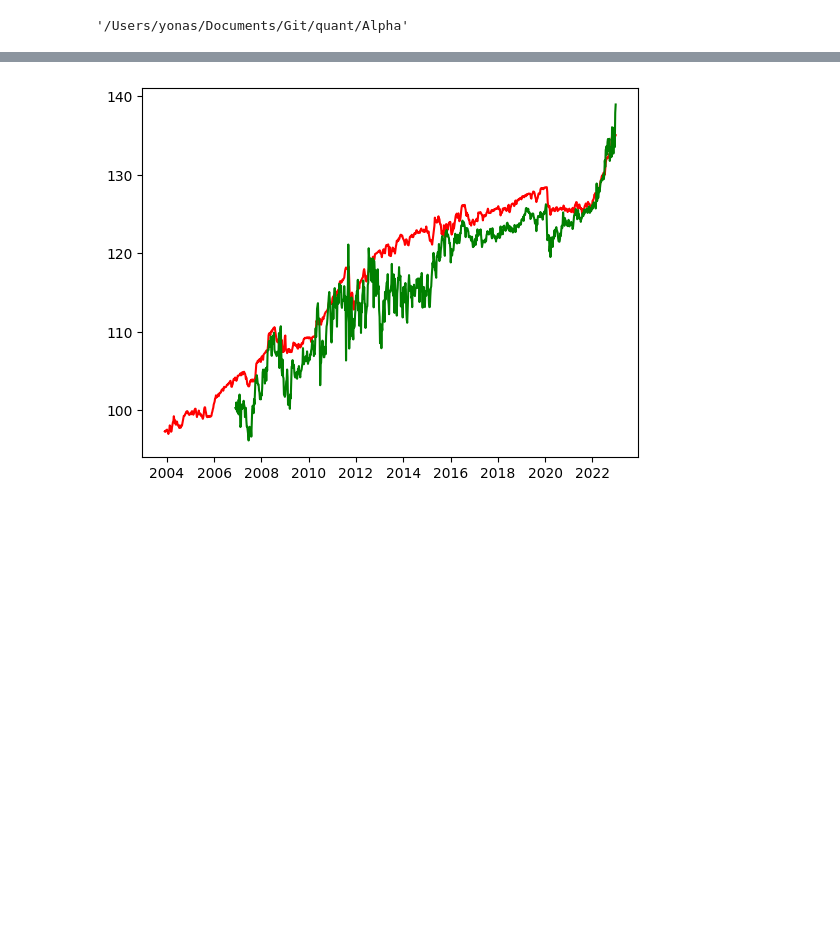
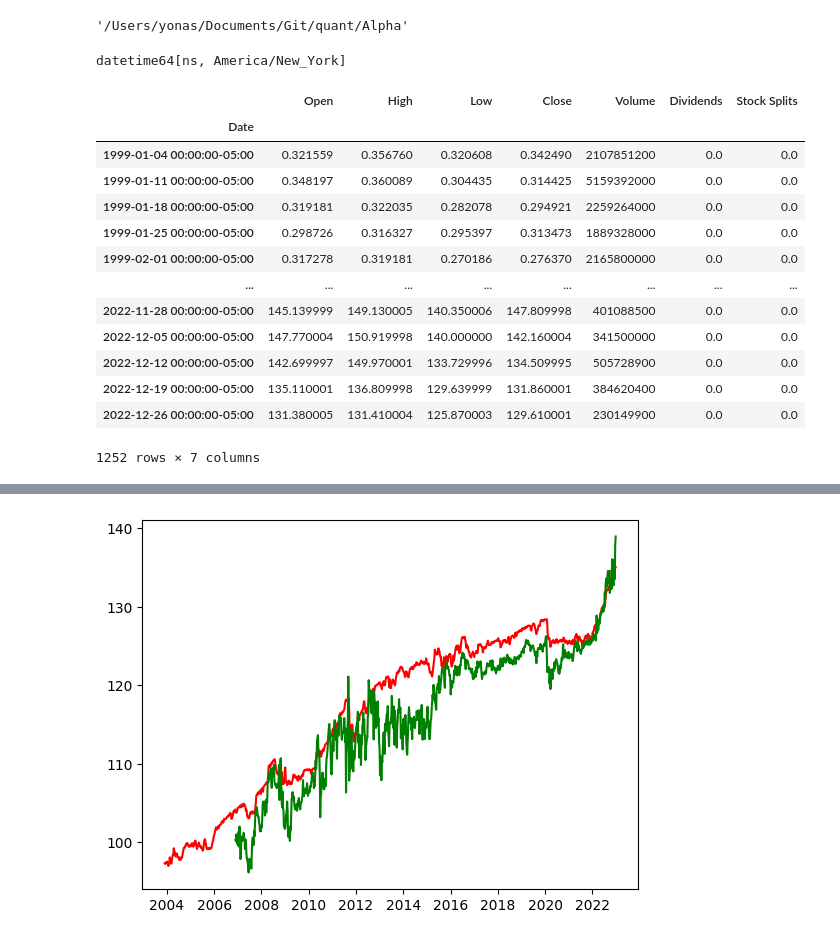
Before and after one commit to Yonasbo/Alpha-Database, a Jupyter notebook: Alpha/alpha.ipynb, the cells around one changed output, grey strips where cells are left out. Saved outputs shown, nothing was run; the diff lists cells and outputs as text; code cells hidden in the pictures; blank space fills up the shorter version.

```diff
--- a/Alpha/alpha.ipynb
+++ b/Alpha/alpha.ipynb
@@ -21,3 +24,38 @@ ROOT_DIR
+# %%
+rio.history(start=daily_range[0],end=daily_range[-1],interval='1d').reset_index().rename(columns={'Date':'datetime'})['datetime'].dtypes
+# %% [output]
+datetime64[ns, America/New_York]
+# %%
+sneer_df = pd.DataFrame()
+for i in range (1999 , 2022 , 2) :
+    datapath =ROOT_DIR+"/S$NEER_202301.xlsx"
+    period_df = mas_sneer_fomatter( f"{ datapath }",str(i)+'-'+str(i+1)).set_index("datetime")
+    sneer_df = pd.concat([sneer_df,period_df])
+
+
+tickers = ["SGDCNY", "USDSGD", "EURSGD", "TWDSGD", "SGDJPY", "SGDINR", "GBPSGD", "CHFSGD","USDPHP","USDTHB",'USDMYR']
+daily_range = pd.date_range (
+start = sneer_df.index . values [0] ,
+end = sneer_df.index . values [ -1] ,
+freq ="D",
+tz = pytz.utc
+)
+yfinance.Ticker('AAPL').history(start=daily_range[0],end=daily_range[-1],interval='1d')
+# %% [output]
+|  | Open | High | Low | Close | Volume | Dividends | Stock Splits |
+| Date |  |  |  |  |  |  |  |
+| 1999-01-04 00:00:00-05:00 | 0.321559 | 0.356760 | 0.320608 | 0.342490 | 2107851200 | 0.0 | 0.0 |
+| 1999-01-11 00:00:00-05:00 | 0.348197 | 0.360089 | 0.304435 | 0.314425 | 5159392000 | 0.0 | 0.0 |
+| 1999-01-18 00:00:00-05:00 | 0.319181 | 0.322035 | 0.282078 | 0.294921 | 2259264000 | 0.0 | 0.0 |
+| 1999-01-25 00:00:00-05:00 | 0.298726 | 0.316327 | 0.295397 | 0.313473 | 1889328000 | 0.0 | 0.0 |
+| 1999-02-01 00:00:00-05:00 | 0.317278 | 0.319181 | 0.270186 | 0.276370 | 2165800000 | 0.0 | 0.0 |
+| ... | ... | ... | ... | ... | ... | ... | ... |
+| 2022-11-28 00:00:00-05:00 | 145.139999 | 149.130005 | 140.350006 | 147.809998 | 401088500 | 0.0 | 0.0 |
+| 2022-12-05 00:00:00-05:00 | 147.770004 | 150.919998 | 140.000000 | 142.160004 | 341500000 | 0.0 | 0.0 |
+| 2022-12-12 00:00:00-05:00 | 142.699997 | 149.970001 | 133.729996 | 134.509995 | 505728900 | 0.0 | 0.0 |
+| 2022-12-19 00:00:00-05:00 | 135.110001 | 136.809998 | 129.639999 | 131.860001 | 384620400 | 0.0 | 0.0 |
+| 2022-12-26 00:00:00-05:00 | 131.380005 | 131.410004 | 125.870003 | 129.610001 | 230149900 | 0.0 | 0.0 |
+1252 rows × 7 columns
 # %%
 class PredModel () :
     def __init__ ( self , scaling_params , y_params , coeffs , regressors ) :
```
Also changed, not shown: parts of 1 cell of this notebook, 8 other files.
